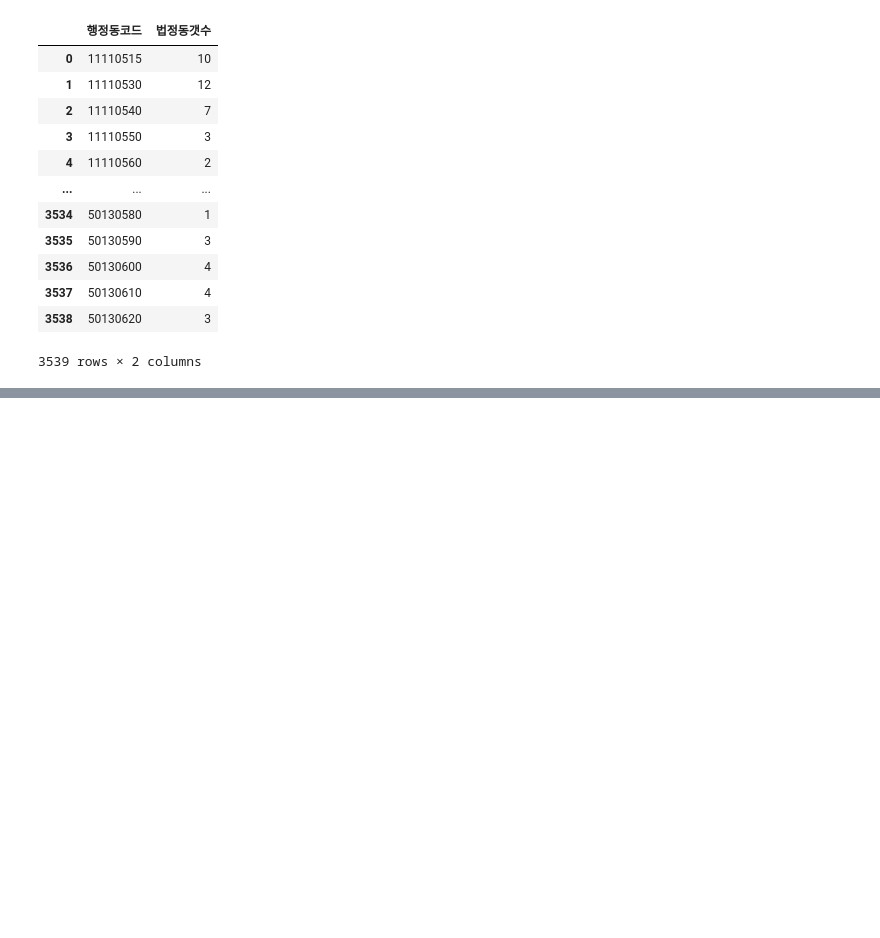
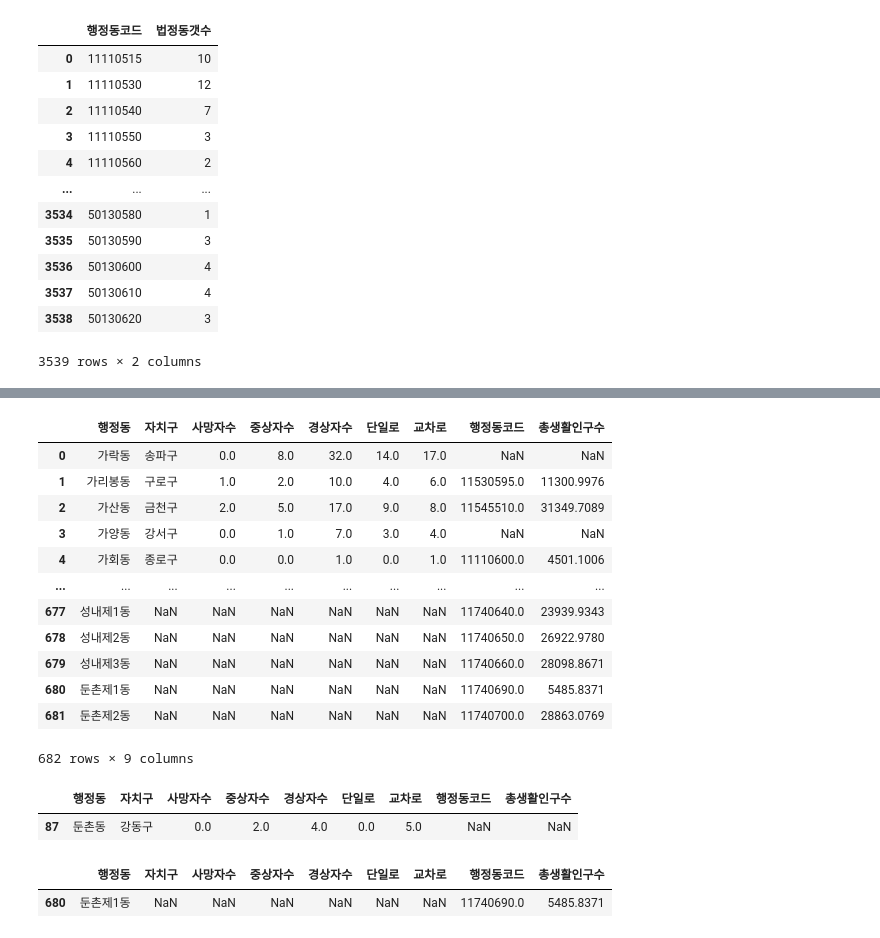
Before and after one commit to Dadaeunkim/accident_ana, a Jupyter notebook: 이륜차교통사고.ipynb, the cells around one changed output, grey strips where cells are left out. Saved outputs shown, nothing was run; the diff lists cells and outputs as text; code cells hidden in the pictures; blank space fills up the shorter version.

```diff
--- a/이륜차교통사고.ipynb
+++ b/이륜차교통사고.ipynb
@@ -376,0 +369,5 @@ grouped
+# %%
+#행정동-법정동 매칭 정보와 통계치를 붙임
+df_con=df_stat.merge(df_match,how='outer',on='행정동코드')
+df_con=df_con.rename(columns={'읍면동명':'행정동'})
+df_con.loc[df_con['총생활인구수'].isnull() | df_con['행정동'].isnull()]
@@ -376,0 +427,34 @@ grouped
+# %%
+#grouped와 df_con 병합
+acciPop=grouped.merge(df_con,how='outer',on='행정동')
+# %%
+#결측값 확인
+acciPop.drop('기준일ID',axis=1,inplace=True)
+# %%
+acciPop.drop('시간대구분',axis=1,inplace=True)
+# %%
+acciPop
+# %% [output]
+|  | 행정동 | 자치구 | 사망자수 | 중상자수 | 경상자수 | 단일로 | 교차로 | 행정동코드 | 총생활인구수 |
+| 0 | 가락동 | 송파구 | 0.0 | 8.0 | 32.0 | 14.0 | 17.0 | NaN | NaN |
+| 1 | 가리봉동 | 구로구 | 1.0 | 2.0 | 10.0 | 4.0 | 6.0 | 11530595.0 | 11300.9976 |
+| 2 | 가산동 | 금천구 | 2.0 | 5.0 | 17.0 | 9.0 | 8.0 | 11545510.0 | 31349.7089 |
+| 3 | 가양동 | 강서구 | 0.0 | 1.0 | 7.0 | 3.0 | 4.0 | NaN | NaN |
+| 4 | 가회동 | 종로구 | 0.0 | 0.0 | 1.0 | 0.0 | 1.0 | 11110600.0 | 4501.1006 |
+| ... | ... | ... | ... | ... | ... | ... | ... | ... | ... |
+| 677 | 성내제1동 | NaN | NaN | NaN | NaN | NaN | NaN | 11740640.0 | 23939.9343 |
+| 678 | 성내제2동 | NaN | NaN | NaN | NaN | NaN | NaN | 11740650.0 | 26922.9780 |
+| 679 | 성내제3동 | NaN | NaN | NaN | NaN | NaN | NaN | 11740660.0 | 28098.8671 |
+| 680 | 둔촌제1동 | NaN | NaN | NaN | NaN | NaN | NaN | 11740690.0 | 5485.8371 |
+| 681 | 둔촌제2동 | NaN | NaN | NaN | NaN | NaN | NaN | 11740700.0 | 28863.0769 |
+682 rows × 9 columns
+# %%
+acciPop[acciPop['행정동코드'].isnull() | acciPop['자치구'].isnull()].loc[acciPop[acciPop['행정동코드'].isnull() | acciPop['자치구'].isnull()]['행정동']=='둔촌동',:]
+# %% [output]
+|  | 행정동 | 자치구 | 사망자수 | 중상자수 | 경상자수 | 단일로 | 교차로 | 행정동코드 | 총생활인구수 |
+| 87 | 둔촌동 | 강동구 | 0.0 | 2.0 | 4.0 | 0.0 | 5.0 | NaN | NaN |
+# %%
+acciPop[acciPop['행정동코드'].isnull() | acciPop['자치구'].isnull()].loc[acciPop[acciPop['행정동코드'].isnull() | acciPop['자치구'].isnull()]['행정동']=='둔촌제1동',:]
+# %% [output]
+|  | 행정동 | 자치구 | 사망자수 | 중상자수 | 경상자수 | 단일로 | 교차로 | 행정동코드 | 총생활인구수 |
+| 680 | 둔촌제1동 | NaN | NaN | NaN | NaN | NaN | NaN | 11740690.0 | 5485.8371 |
```
Also changed, not shown: parts of 30 cells of this notebook, 2 other files.
